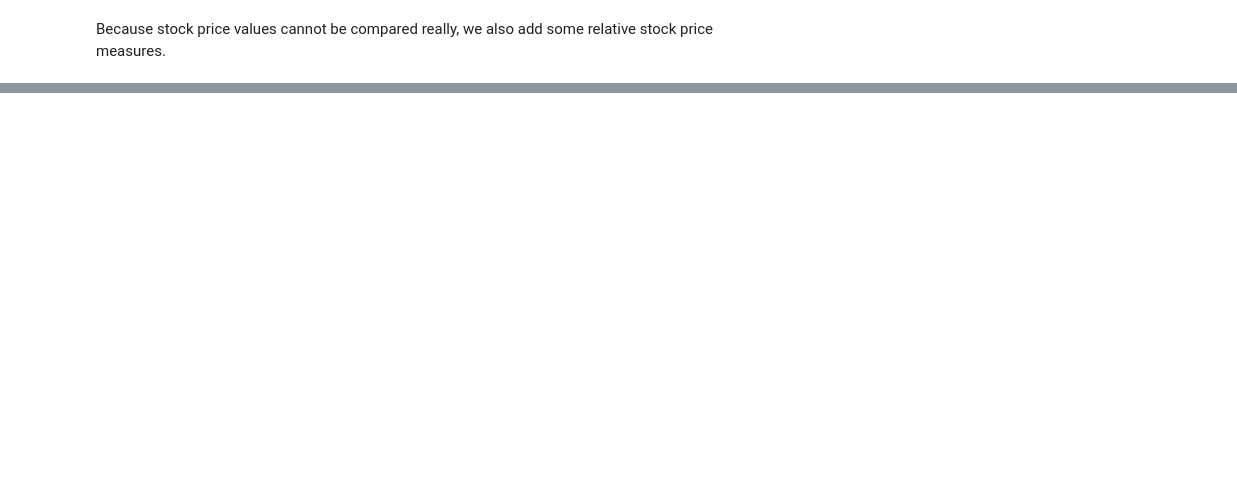
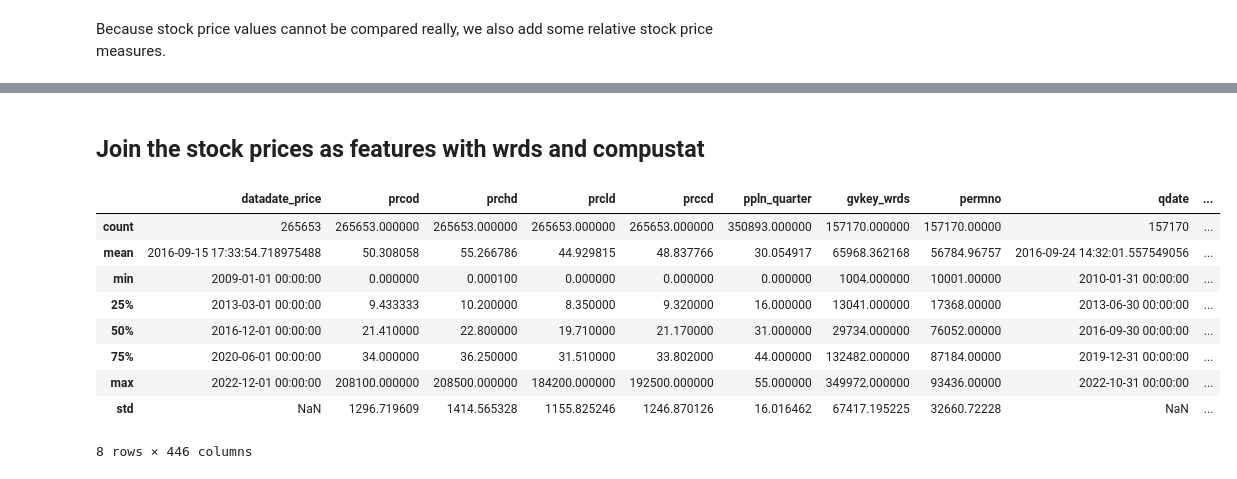
Before and after one commit to annaleabhm/asim-stock-pipeline, a Jupyter notebook: pipeline.ipynb, the cells around one changed output, grey strips where cells are left out. Saved outputs shown, nothing was run; the diff lists cells and outputs as text; code cells hidden in the pictures; blank space fills up the shorter version.

```diff
--- a/pipeline.ipynb
+++ b/pipeline.ipynb
@@ -318,0 +316,22 @@ prediction_prices.head(40)
+# %% [markdown]
+## Join the stock prices as features with wrds and compustat
+# %%
+full_feature_df = clean_values_df.merge(
+    wrds_and_compustat,
+    how="outer",
+    left_on=["ppln_quarter","ppln_cusip"],
+    right_on=["ppln_quarter","ppln_cusip"],
+    suffixes=("_price", "_fund_data")
+    )
+full_feature_df.describe()
+# %% [output]
+|  | datadate_price | prcod | prchd | prcld | prccd | ppln_quarter | gvkey_wrds | permno | qdate | ... |
+| count | 265653 | 265653.000000 | 265653.000000 | 265653.000000 | 265653.000000 | 350893.000000 | 157170.000000 | 157170.00000 | 157170 | ... |
+| mean | 2016-09-15 17:33:54.718975488 | 50.308058 | 55.266786 | 44.929815 | 48.837766 | 30.054917 | 65968.362168 | 56784.96757 | 2016-09-24 14:32:01.557549056 | ... |
+| min | 2009-01-01 00:00:00 | 0.000000 | 0.000100 | 0.000000 | 0.000000 | 0.000000 | 1004.000000 | 10001.00000 | 2010-01-31 00:00:00 | ... |
+| 25% | 2013-03-01 00:00:00 | 9.433333 | 10.200000 | 8.350000 | 9.320000 | 16.000000 | 13041.000000 | 17368.00000 | 2013-06-30 00:00:00 | ... |
+| 50% | 2016-12-01 00:00:00 | 21.410000 | 22.800000 | 19.710000 | 21.170000 | 31.000000 | 29734.000000 | 76052.00000 | 2016-09-30 00:00:00 | ... |
+| 75% | 2020-06-01 00:00:00 | 34.000000 | 36.250000 | 31.510000 | 33.802000 | 44.000000 | 132482.000000 | 87184.00000 | 2019-12-31 00:00:00 | ... |
+| max | 2022-12-01 00:00:00 | 208100.000000 | 208500.000000 | 184200.000000 | 192500.000000 | 55.000000 | 349972.000000 | 93436.00000 | 2022-10-31 00:00:00 | ... |
+| std | NaN | 1296.719609 | 1414.565328 | 1155.825246 | 1246.870126 | 16.016462 | 67417.195225 | 32660.72228 | NaN | ... |
+8 rows × 446 columns
```
Also changed, not shown: parts of 4 cells of this notebook.
